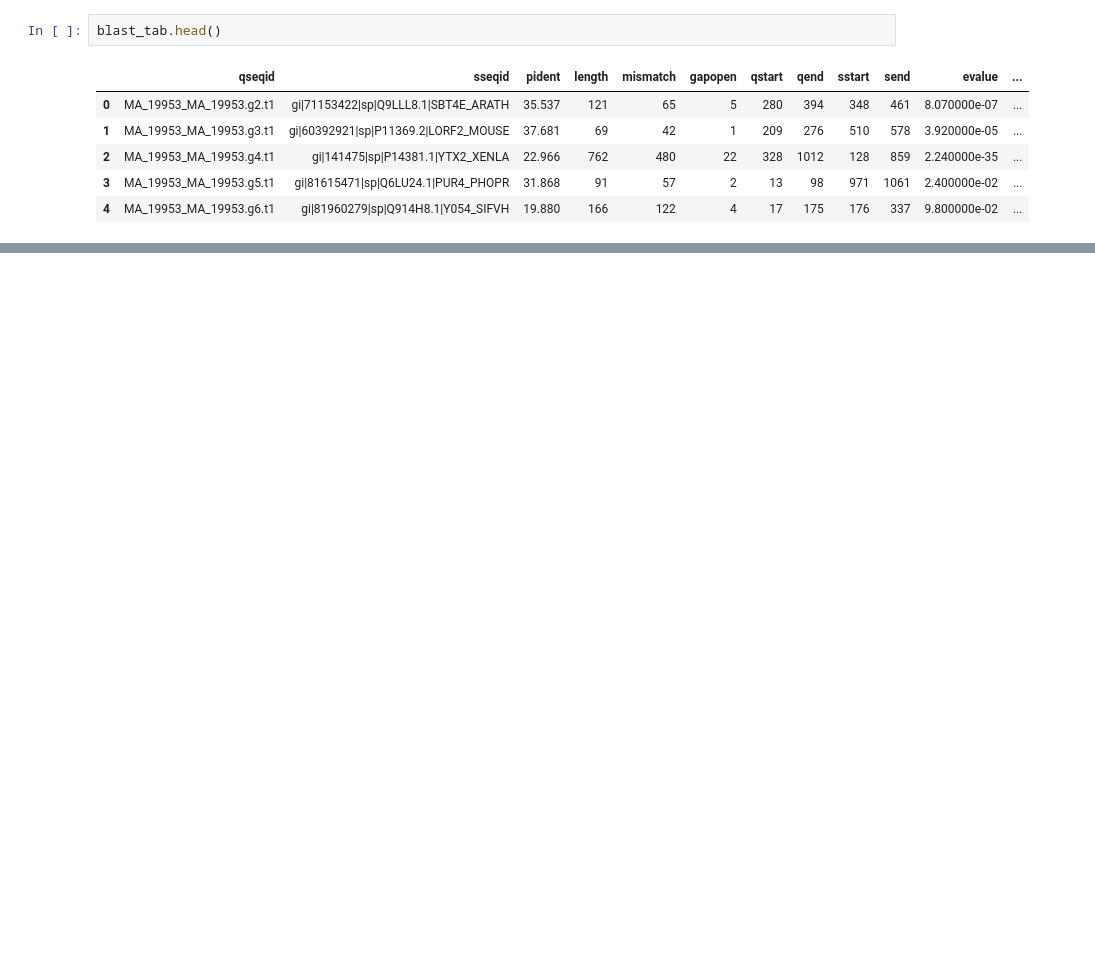
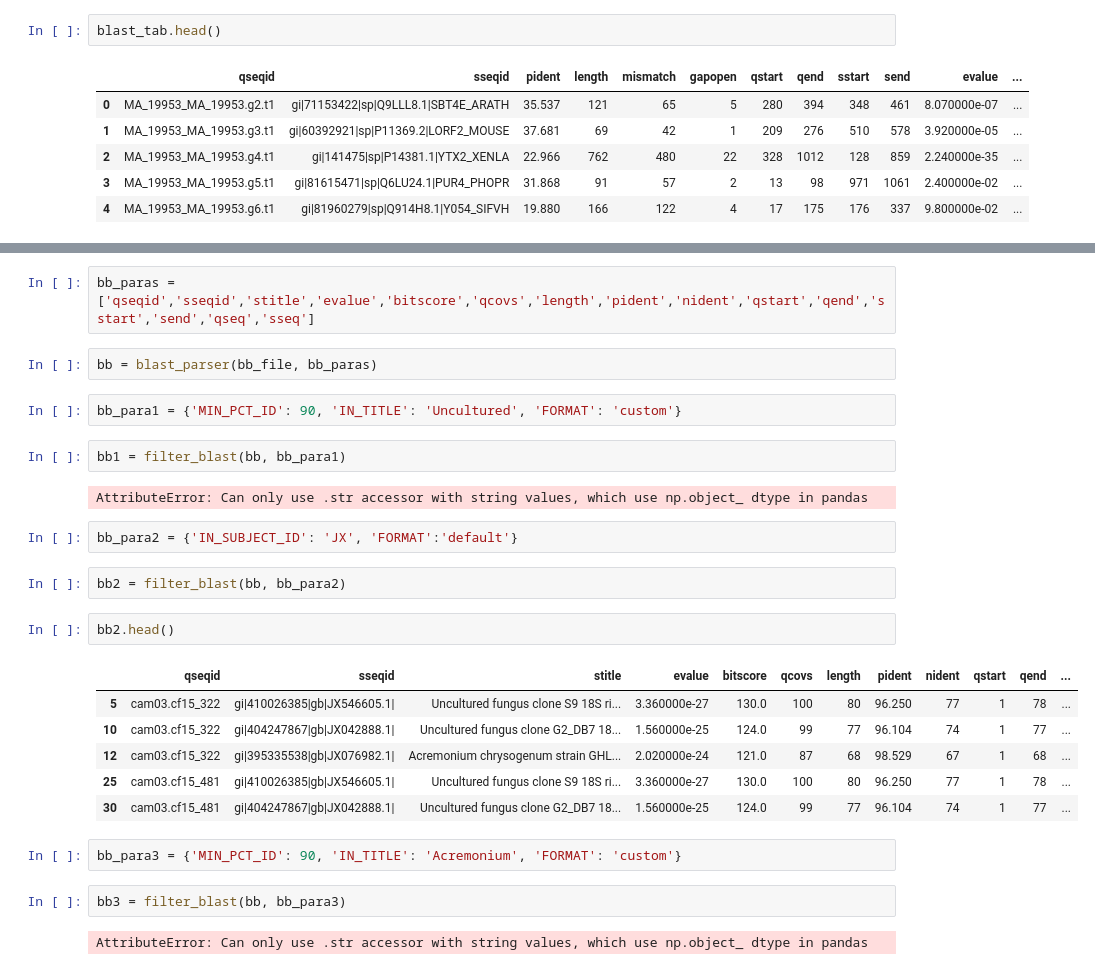
Before and after one commit to hughcross/genbanking, a Jupyter notebook: add_pandas_to_blast_filter_dev.ipynb, the cells around one changed output, grey strips where cells are left out. Cells and saved outputs as stored; diff of their text form; blank space fills up the shorter version.

Commit message:
still messing with pandas conversion, issues with stitle dtype

```diff
--- a/add_pandas_to_blast_filter_dev.ipynb
+++ b/add_pandas_to_blast_filter_dev.ipynb
@@ -178,0 +183,29 @@ blast_tab.head()
+# %%
+bb_paras = ['qseqid','sseqid','stitle','evalue','bitscore','qcovs','length','pident','nident','qstart','qend','sstart','send','qseq','sseq']
+# %%
+bb = blast_parser(bb_file, bb_paras)
+# %%
+bb_para1 = {'MIN_PCT_ID': 90, 'IN_TITLE': 'Uncultured', 'FORMAT': 'custom'}
+# %%
+bb1 = filter_blast(bb, bb_para1)
+# %% [output]
+AttributeError: Can only use .str accessor with string values, which use np.object_ dtype in pandas
+# %%
+bb_para2 = {'IN_SUBJECT_ID': 'JX', 'FORMAT':'default'}
+# %%
+bb2 = filter_blast(bb, bb_para2)
+# %%
+bb2.head()
+# %% [output]
+|  | qseqid | sseqid | stitle | evalue | bitscore | qcovs | length | pident | nident | qstart | qend | ... |
+| 5 | cam03.cf15_322 | gi|410026385|gb|JX546605.1| | Uncultured fungus clone S9 18S ri... | 3.360000e-27 | 130.0 | 100 | 80 | 96.250 | 77 | 1 | 78 | ... |
+| 10 | cam03.cf15_322 | gi|404247867|gb|JX042888.1| | Uncultured fungus clone G2_DB7 18... | 1.560000e-25 | 124.0 | 99 | 77 | 96.104 | 74 | 1 | 77 | ... |
+| 12 | cam03.cf15_322 | gi|395335538|gb|JX076982.1| | Acremonium chrysogenum strain GHL... | 2.020000e-24 | 121.0 | 87 | 68 | 98.529 | 67 | 1 | 68 | ... |
+| 25 | cam03.cf15_481 | gi|410026385|gb|JX546605.1| | Uncultured fungus clone S9 18S ri... | 3.360000e-27 | 130.0 | 100 | 80 | 96.250 | 77 | 1 | 78 | ... |
+| 30 | cam03.cf15_481 | gi|404247867|gb|JX042888.1| | Uncultured fungus clone G2_DB7 18... | 1.560000e-25 | 124.0 | 99 | 77 | 96.104 | 74 | 1 | 77 | ... |
+# %%
+bb_para3 = {'MIN_PCT_ID': 90, 'IN_TITLE': 'Acremonium', 'FORMAT': 'custom'}
+# %%
+bb3 = filter_blast(bb, bb_para3)
+# %% [output]
+AttributeError: Can only use .str accessor with string values, which use np.object_ dtype in pandas
```
Also changed, not shown: parts of 21 cells of this notebook.
